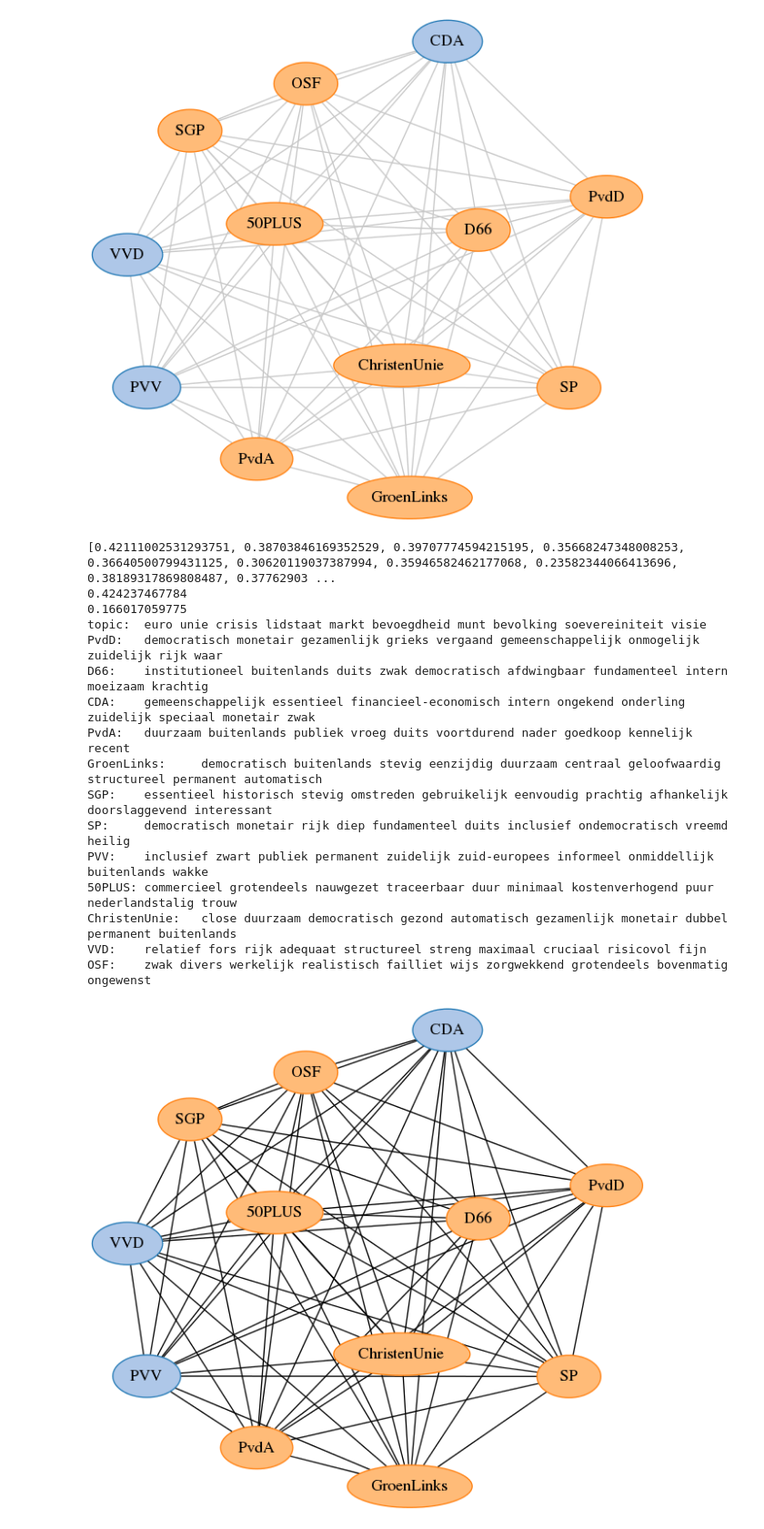
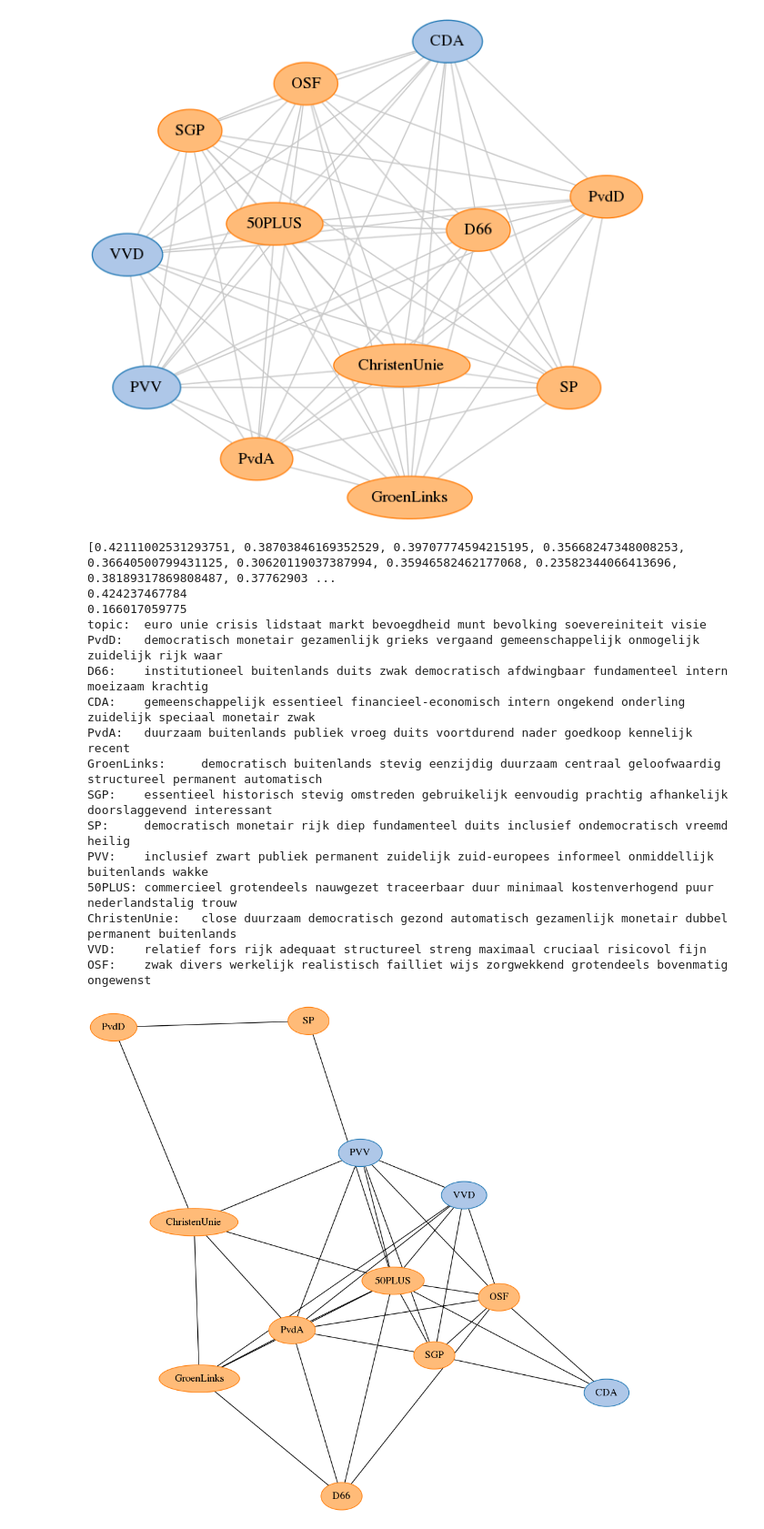
Before and after one commit to jvdzwaan/dilipad, a Jupyter notebook: results/20112012-adj-parties-jsd_perspectives-100.ipynb, the cells around one changed output. Shown: that part at 91% size. Saved outputs shown, nothing was run; the diff lists cells and outputs as text; code cells hidden in the pictures.

```diff
--- a/results/20112012-adj-parties-jsd_perspectives-100.ipynb
+++ b/results/20112012-adj-parties-jsd_perspectives-100.ipynb
@@ -242,37 +242,43 @@ for perp in perspectives:
         G.node[perp]['color'] = '#ff7f0e'
         G.node[perp]['fillcolor'] = '#ffbb78'
 
+#print len(G.edges())
+for p1, p2 in G.edges():
+    if G[p1][p2]['weight'] > 3.7:
+        G.remove_edge(p1, p2)
+#print len(G.edges())
+
 G = nx.to_agraph(G)
 G.graph_attr['outputorder'] = 'edgesfirst'
 
 #G.edge_attr.update(color="#c7c7c7", width="1.0")
 #G.node_attr.update(color="red", style="filled")
 
 G.draw('/tmp/out.png', format='png', prog='neato')
 
 df = get_top_topic_words(topics, opinions, topic)
 print topic_str(df, single_line=True, weights=False)
 
 from IPython.display import Image
 Image(filename='/tmp/out.png')
 # %% [output]
 [0.42111002531293751, 0.38703846169352529, 0.39707774594215195, 0.35668247348008253, 0.36640500799431125, 0.30620119037387994, 0.35946582462177068, 0.23582344066413696, 0.38189317869808487, 0.37762903 ...
 0.424237467784
 0.166017059775
 topic:  euro unie crisis lidstaat markt bevoegdheid munt bevolking soevereiniteit visie
 PvdD:   democratisch monetair gezamenlijk grieks vergaand gemeenschappelijk onmogelijk zuidelijk rijk waar
 D66:    institutioneel buitenlands duits zwak democratisch afdwingbaar fundamenteel intern moeizaam krachtig
 CDA:    gemeenschappelijk essentieel financieel-economisch intern ongekend onderling zuidelijk speciaal monetair zwak
 PvdA:   duurzaam buitenlands publiek vroeg duits voortdurend nader goedkoop kennelijk recent
 GroenLinks:     democratisch buitenlands stevig eenzijdig duurzaam centraal geloofwaardig structureel permanent automatisch
 SGP:    essentieel historisch stevig omstreden gebruikelijk eenvoudig prachtig afhankelijk doorslaggevend interessant
 SP:     democratisch monetair rijk diep fundamenteel duits inclusief ondemocratisch vreemd heilig
 PVV:    inclusief zwart publiek permanent zuidelijk zuid-europees informeel onmiddellijk buitenlands wakke
 50PLUS: commercieel grotendeels nauwgezet traceerbaar duur minimaal kostenverhogend puur nederlandstalig trouw
 ChristenUnie:   close duurzaam democratisch gezond automatisch gezamenlijk monetair dubbel permanent buitenlands
 VVD:    relatief fors rijk adequaat structureel streng maximaal cruciaal risicovol fijn
 OSF:    zwak divers werkelijk realistisch failliet wijs zorgwekkend grotendeels bovenmatig ongewenst
-[figure, old version]
+[figure, new version]
 [figure]
 # %%
 jsd2 = jsd.sort(['sums'], ascending=False)
```
Also changed, not shown: 1 other file.
